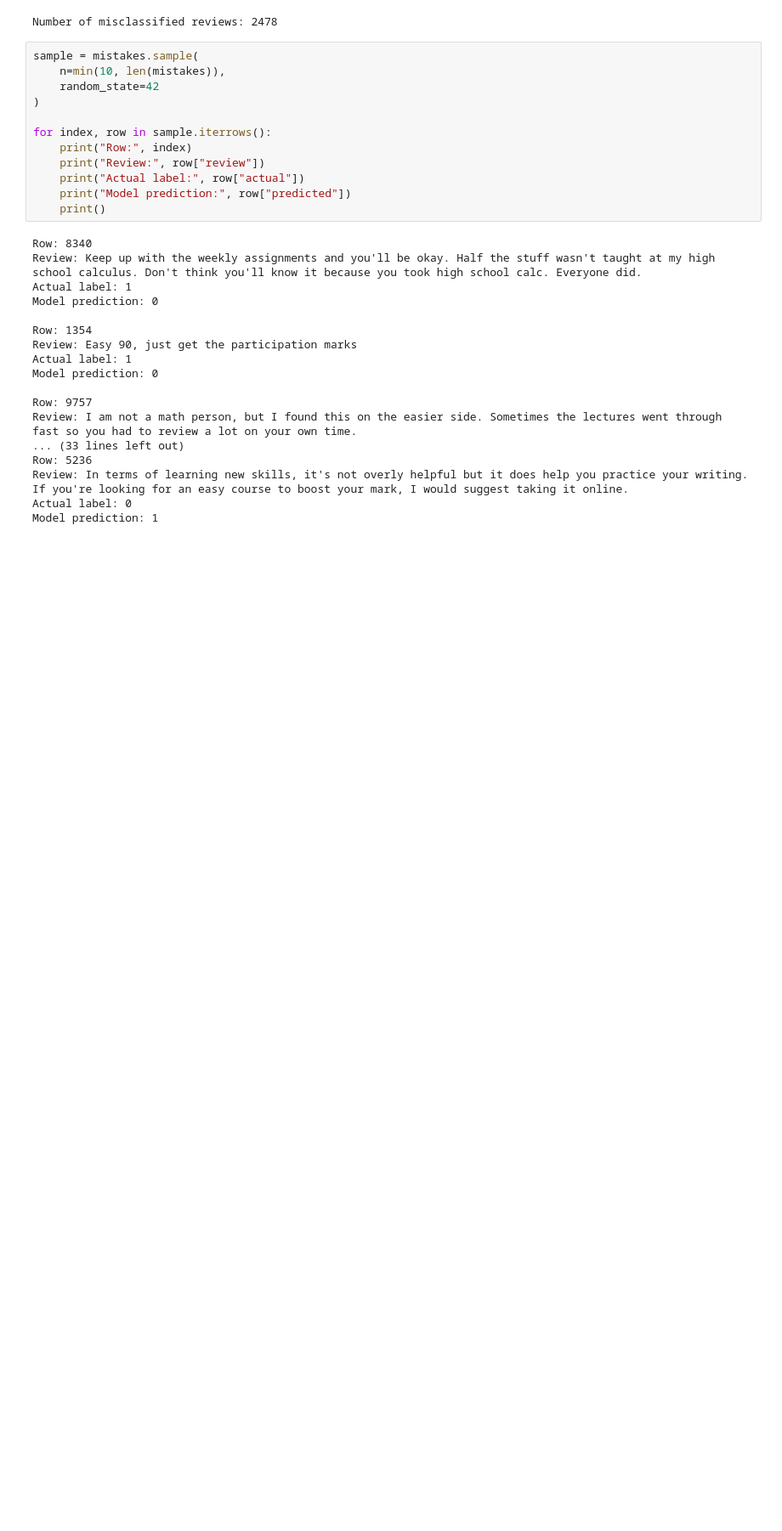
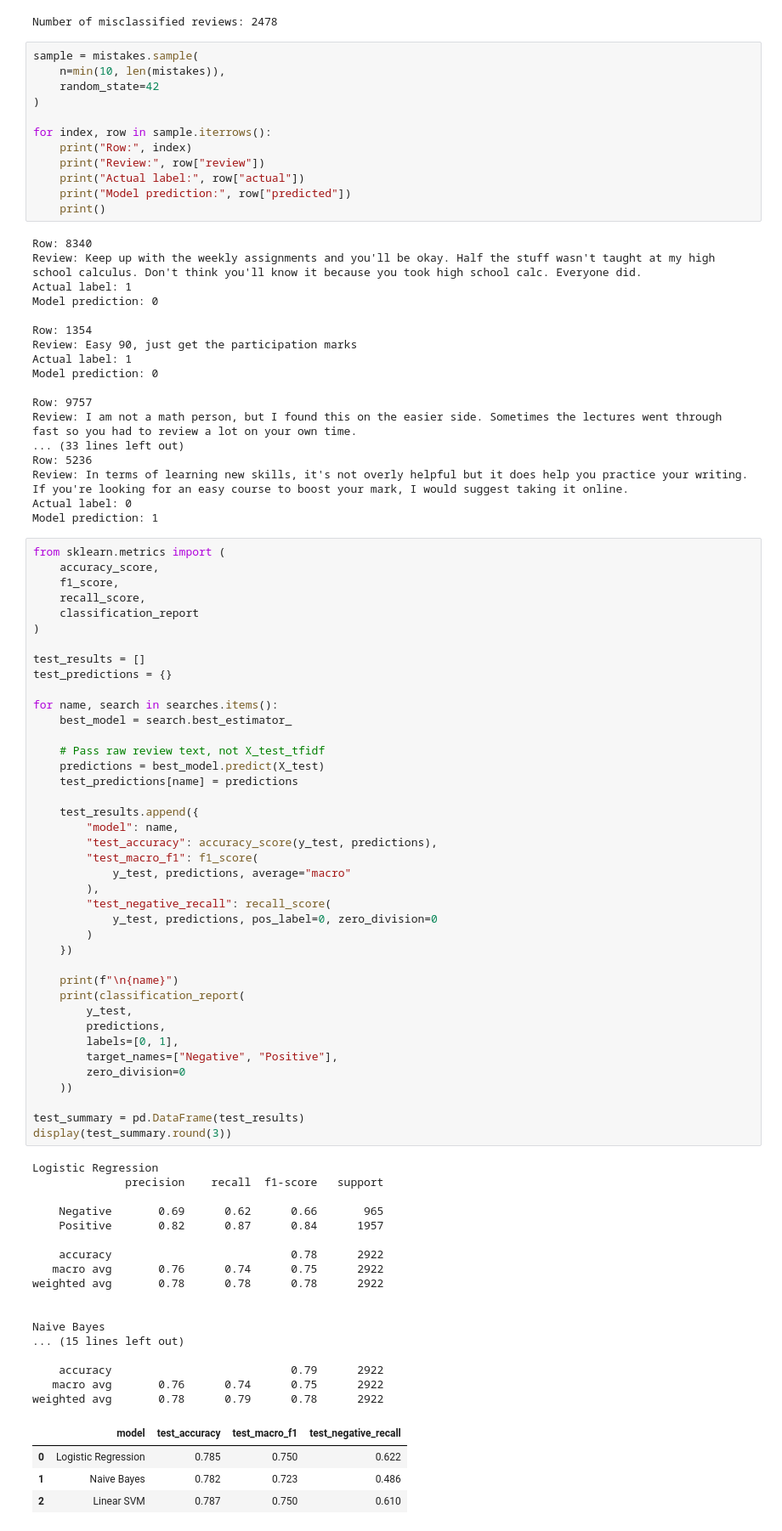
Before and after one commit to Joyanne05/vres-sentiment-analysis, a Jupyter notebook: sentiment_analysis.ipynb, the cells around one changed output. Shown at 85% size. Drawn from its saved outputs; the diff is of its cells as text; blank space fills up the shorter version.

Commit message:
Test results

```diff
--- a/sentiment_analysis.ipynb
+++ b/sentiment_analysis.ipynb
@@ -419,3 +419,65 @@ Row: 5236
 Review: In terms of learning new skills, it's not overly helpful but it does help you practice your writing. If you're looking for an easy course to boost your mark, I would suggest taking it online.
 Actual label: 0
 Model prediction: 1
+# %%
+from sklearn.metrics import (
+    accuracy_score,
+    f1_score,
+    recall_score,
+    classification_report
+)
+
+test_results = []
+test_predictions = {}
+
+for name, search in searches.items():
+    best_model = search.best_estimator_
+
+    # Pass raw review text, not X_test_tfidf
+    predictions = best_model.predict(X_test)
+    test_predictions[name] = predictions
+
+    test_results.append({
+        "model": name,
+        "test_accuracy": accuracy_score(y_test, predictions),
+        "test_macro_f1": f1_score(
+            y_test, predictions, average="macro"
+        ),
+        "test_negative_recall": recall_score(
+            y_test, predictions, pos_label=0, zero_division=0
+        )
+    })
+
+    print(f"\n{name}")
+    print(classification_report(
+        y_test,
+        predictions,
+        labels=[0, 1],
+        target_names=["Negative", "Positive"],
+        zero_division=0
+    ))
+
+test_summary = pd.DataFrame(test_results)
+display(test_summary.round(3))
+# %% [output]
+Logistic Regression
+              precision    recall  f1-score   support
+
+    Negative       0.69      0.62      0.66       965
+    Positive       0.82      0.87      0.84      1957
+
+    accuracy                           0.78      2922
+   macro avg       0.76      0.74      0.75      2922
+weighted avg       0.78      0.78      0.78      2922
+
+
+Naive Bayes
+... (15 lines left out)
+
+    accuracy                           0.79      2922
+   macro avg       0.76      0.74      0.75      2922
+weighted avg       0.78      0.79      0.78      2922
+|  | model | test_accuracy | test_macro_f1 | test_negative_recall |
+| 0 | Logistic Regression | 0.785 | 0.750 | 0.622 |
+| 1 | Naive Bayes | 0.782 | 0.723 | 0.486 |
+| 2 | Linear SVM | 0.787 | 0.750 | 0.610 |
```
